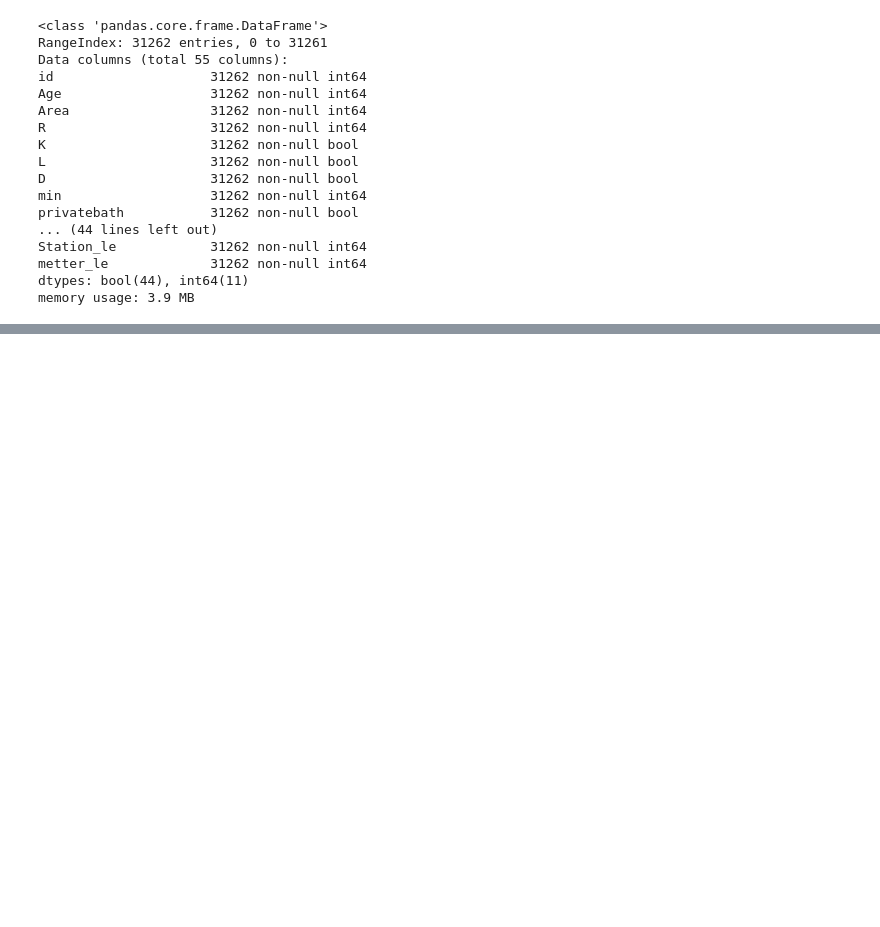
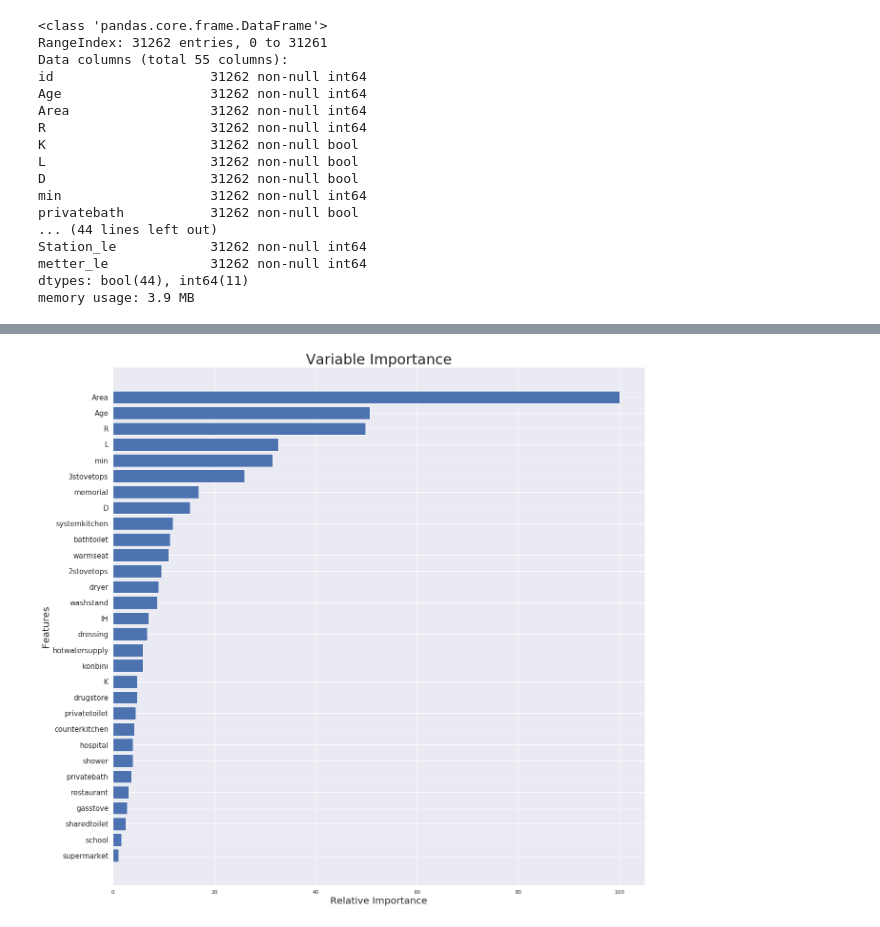
Before and after one commit to dt024/signatestudentcup2019, a Jupyter notebook: signate_houseprices.ipynb, the cells around one changed output, grey strips where cells are left out. Saved outputs shown, nothing was run; the diff lists cells and outputs as text; code cells hidden in the pictures; blank space fills up the shorter version.

```diff
--- a/signate_houseprices.ipynb
+++ b/signate_houseprices.ipynb
@@ -944 +1112,5 @@ modelfit(model_xgb, X, y)
+# %%
+plot_feature_importance(model_lgb, X)
+# %% [output]
+[figure, added]
 # %%
```
Also changed, not shown: parts of 28 cells of this notebook.
